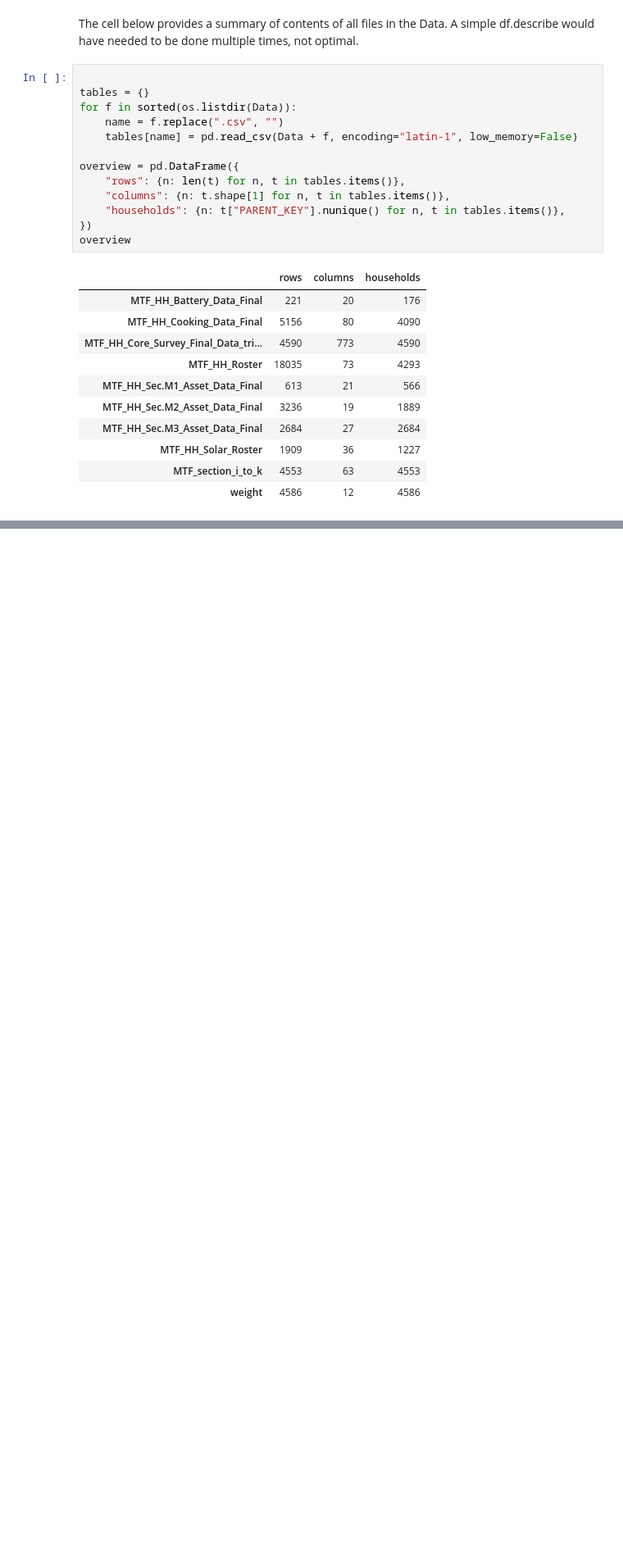
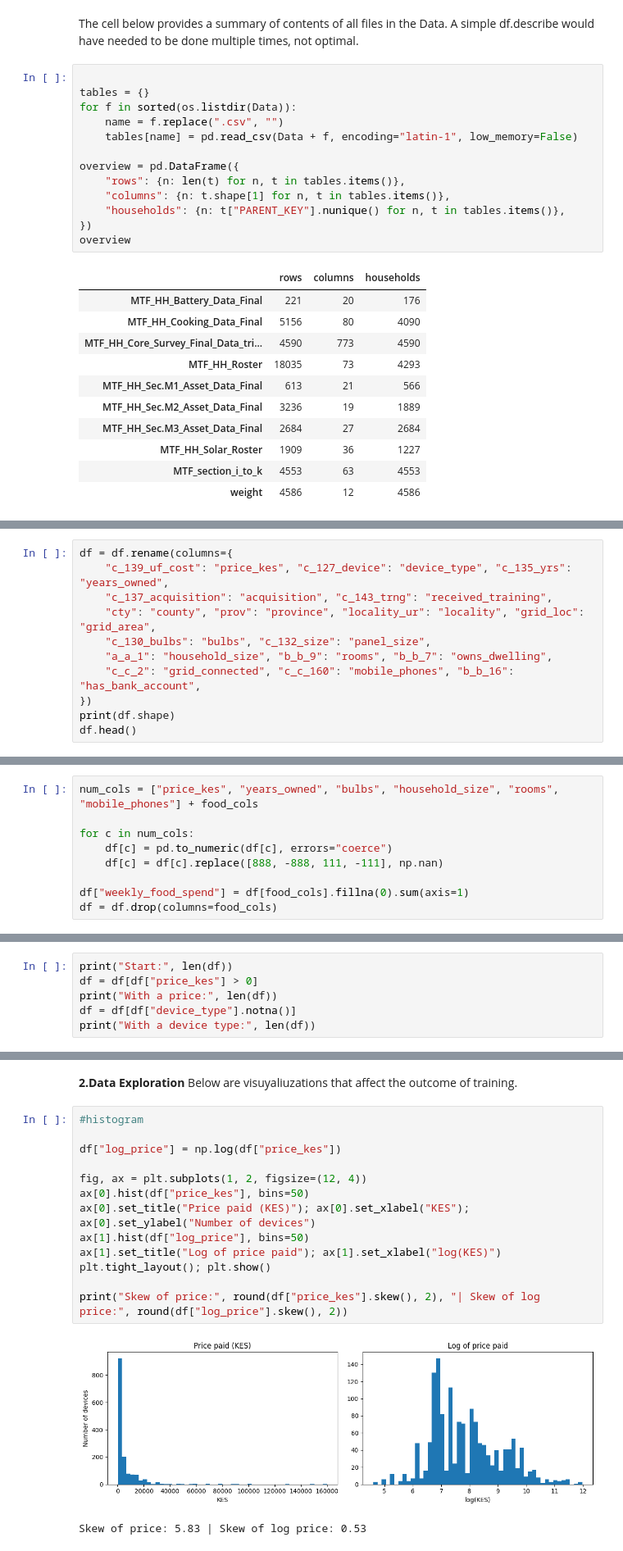
Before and after one commit to MBeckyAlek/linear_regression_model, a Jupyter notebook: summative/linear_regression/multivariate.ipynb, the cells around one changed output, grey strips where cells are left out. Shown at 82% size. Drawn from its saved outputs; the diff is of its cells as text; blank space fills up the shorter version.

Commit message:
Complete data exploration, splitting and ready for training.

```diff
--- a/summative/linear_regression/multivariate.ipynb
+++ b/summative/linear_regression/multivariate.ipynb
@@ -77,0 +130,11 @@ overview
+# %%
+df = df.rename(columns={
+    "c_139_uf_cost": "price_kes", "c_127_device": "device_type", "c_135_yrs": "years_owned",
+    "c_137_acquisition": "acquisition", "c_143_trng": "received_training",
+    "cty": "county", "prov": "province", "locality_ur": "locality", "grid_loc": "grid_area",
+    "c_130_bulbs": "bulbs", "c_132_size": "panel_size",
+    "a_a_1": "household_size", "b_b_9": "rooms", "b_b_7": "owns_dwelling",
+    "c_c_2": "grid_connected", "c_c_160": "mobile_phones", "b_b_16": "has_bank_account",
+})
+print(df.shape)
+df.head()
@@ -77,0 +152,9 @@ overview
+# %%
+num_cols = ["price_kes", "years_owned", "bulbs", "household_size", "rooms", "mobile_phones"] + food_cols
+
+for c in num_cols:
+    df[c] = pd.to_numeric(df[c], errors="coerce")
+    df[c] = df[c].replace([888, -888, 111, -111], np.nan)
+
+df["weekly_food_spend"] = df[food_cols].fillna(0).sum(axis=1)
+df = df.drop(columns=food_cols)
@@ -77,0 +163,6 @@ overview
+# %%
+print("Start:", len(df))
+df = df[df["price_kes"] > 0]
+print("With a price:", len(df))
+df = df[df["device_type"].notna()]
+print("With a device type:", len(df))
@@ -77,0 +210,19 @@ overview
+# %% [markdown]
+**2.Data Exploration**
+Below are visuyaliuzations that affect the outcome of training.
+# %%
+#histogram
+
+df["log_price"] = np.log(df["price_kes"])
+
+fig, ax = plt.subplots(1, 2, figsize=(12, 4))
+ax[0].hist(df["price_kes"], bins=50)
+ax[0].set_title("Price paid (KES)"); ax[0].set_xlabel("KES"); ax[0].set_ylabel("Number of devices")
+ax[1].hist(df["log_price"], bins=50)
+ax[1].set_title("Log of price paid"); ax[1].set_xlabel("log(KES)")
+plt.tight_layout(); plt.show()
+
+print("Skew of price:", round(df["price_kes"].skew(), 2), "| Skew of log price:", round(df["log_price"].skew(), 2))
+# %% [output]
+[figure, added]
+Skew of price: 5.83 | Skew of log price: 0.53
```
Also changed, not shown: parts of 33 cells of this notebook.
